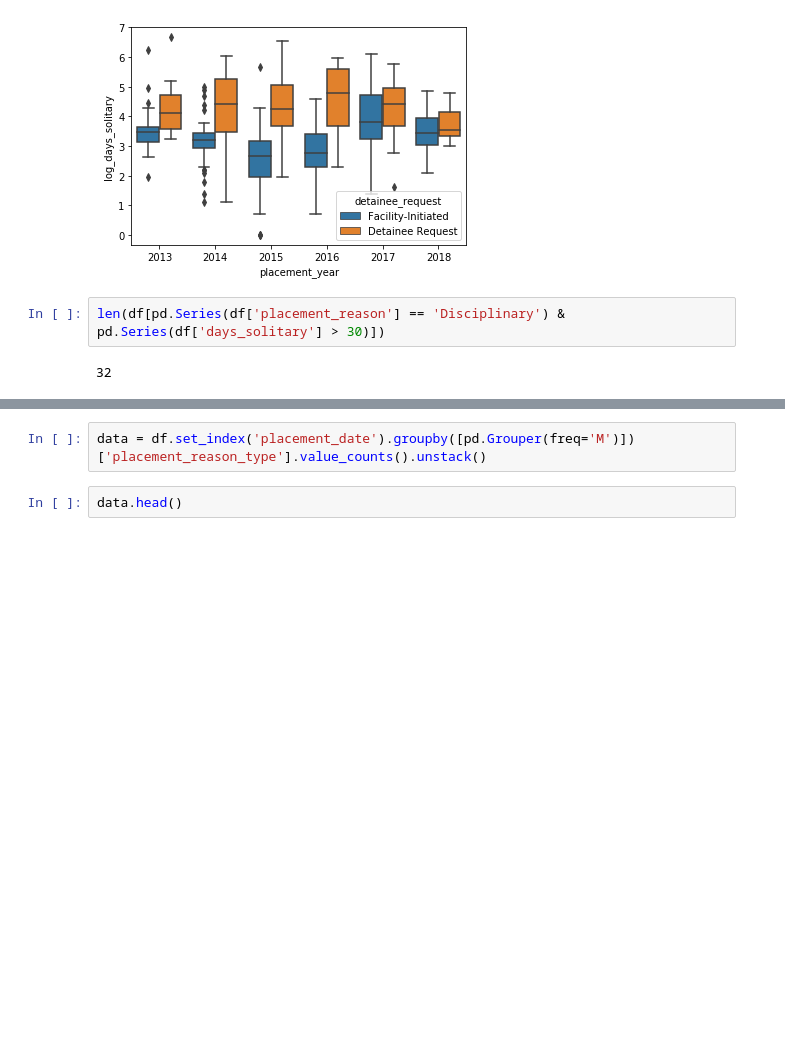
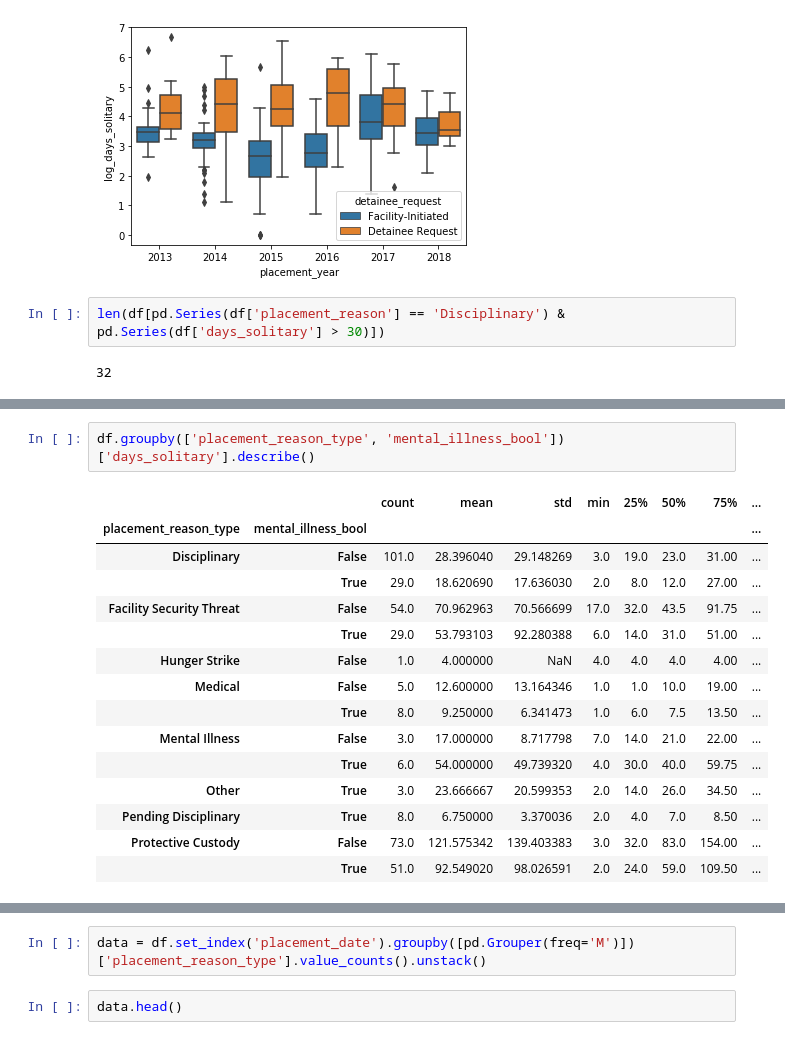
Before and after one commit to UWCHR/nwdc-seg, a Jupyter notebook: analyze/note/NWDC-analyze.ipynb, the cells around one changed output, grey strips where cells are left out. Drawn from its saved outputs; the diff is of its cells as text; blank space fills up the shorter version.

```diff
--- a/analyze/note/NWDC-analyze.ipynb
+++ b/analyze/note/NWDC-analyze.ipynb
@@ -540,0 +541,18 @@ len(df[pd.Series(df['placement_reason'] == 'Disciplinary') & pd.Series(df['days_
+# %%
+df.groupby(['placement_reason_type', 'mental_illness_bool'])['days_solitary'].describe()
+# %% [output]
+|  |  | count | mean | std | min | 25% | 50% | 75% | ... |
+| placement_reason_type | mental_illness_bool |  |  |  |  |  |  |  | ... |
+| Disciplinary | False | 101.0 | 28.396040 | 29.148269 | 3.0 | 19.0 | 23.0 | 31.00 | ... |
+|  | True | 29.0 | 18.620690 | 17.636030 | 2.0 | 8.0 | 12.0 | 27.00 | ... |
+| Facility Security Threat | False | 54.0 | 70.962963 | 70.566699 | 17.0 | 32.0 | 43.5 | 91.75 | ... |
+|  | True | 29.0 | 53.793103 | 92.280388 | 6.0 | 14.0 | 31.0 | 51.00 | ... |
+| Hunger Strike | False | 1.0 | 4.000000 | NaN | 4.0 | 4.0 | 4.0 | 4.00 | ... |
+| Medical | False | 5.0 | 12.600000 | 13.164346 | 1.0 | 1.0 | 10.0 | 19.00 | ... |
+|  | True | 8.0 | 9.250000 | 6.341473 | 1.0 | 6.0 | 7.5 | 13.50 | ... |
+| Mental Illness | False | 3.0 | 17.000000 | 8.717798 | 7.0 | 14.0 | 21.0 | 22.00 | ... |
+|  | True | 6.0 | 54.000000 | 49.739320 | 4.0 | 30.0 | 40.0 | 59.75 | ... |
+| Other | True | 3.0 | 23.666667 | 20.599353 | 2.0 | 14.0 | 26.0 | 34.50 | ... |
+| Pending Disciplinary | True | 8.0 | 6.750000 | 3.370036 | 2.0 | 4.0 | 7.0 | 8.50 | ... |
+| Protective Custody | False | 73.0 | 121.575342 | 139.403383 | 3.0 | 32.0 | 83.0 | 154.00 | ... |
+|  | True | 51.0 | 92.549020 | 98.026591 | 2.0 | 24.0 | 59.0 | 109.50 | ... |
```
Also changed, not shown: parts of 25 cells of this notebook, 2 other files.
